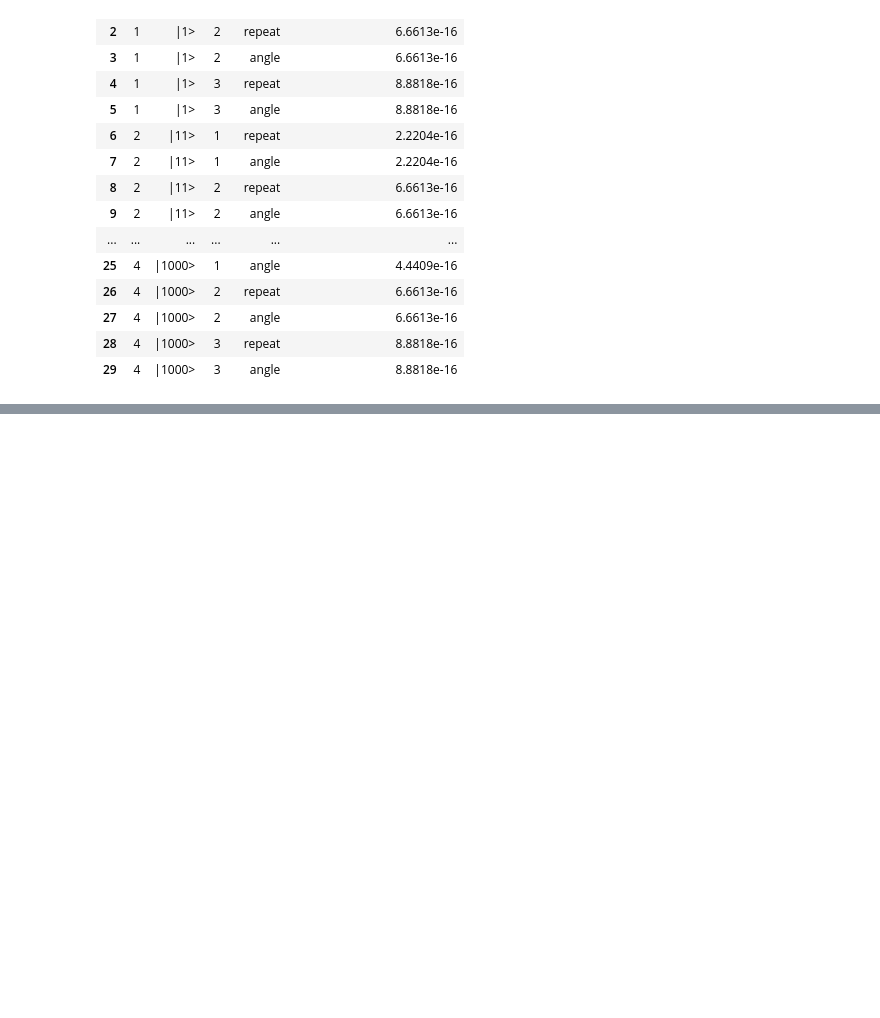
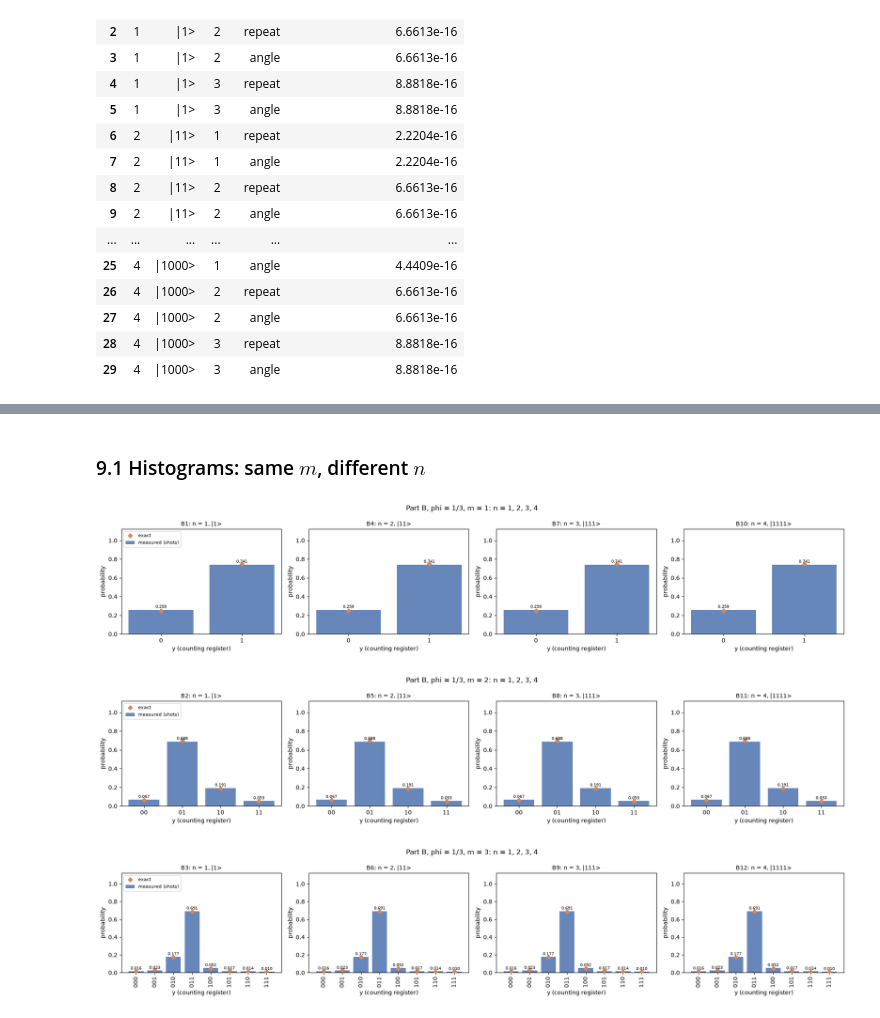
Before and after one commit to ShahVraj27/QAP-Assignment-2, a Jupyter notebook: notebooks/Assignment2_QPE.ipynb, the cells around one changed output, grey strips where cells are left out. Cells and saved outputs as stored; diff of their text form; code cells hidden in the pictures; blank space fills up the shorter version.

```diff
--- a/notebooks/Assignment2_QPE.ipynb
+++ b/notebooks/Assignment2_QPE.ipynb
@@ -413,0 +519,8 @@ Largest difference over all 30 checks: 8.881784197001252e-16
+# %%
+for r in a_runs:
+    if is_exact(r["exact"]):
+        continue
+    comp = probability_comparison_table(r["phi"], r["m"], r["exact"], r["measured"])
+    comp.to_csv(TAB_DIR / f"part_a_{r['run']}_comparison.csv", index=False)
+    print(f"{r['run']}: n = {r['n']}, |v> = |{bits(r['x'], r['n'])}>, phi = {r['phi']}, m = {r['m']}")
+    display(comp)
@@ -413,0 +590,6 @@ Largest difference over all 30 checks: 8.881784197001252e-16
+# %%
+b_runs = part_b_runs(method="angle", shots=SHOTS, seed=SEED)
+table_b = part_b_table(b_runs)
+table_b.to_csv(TAB_DIR / "part_b_results.csv", index=False)
+print("Error of the most likely outcome <= 1/2^(m+1) in every run:", bool(table_b["error <= bound"].all()))
+table_b
@@ -413,0 +611,14 @@ Largest difference over all 30 checks: 8.881784197001252e-16
+# %% [markdown]
+### 9.1 Histograms: same $m$, different $n$
+# %%
+for m in M_VALUES:
+    group = [r for r in b_runs if r["m"] == m]
+    panels = [{"measured": r["measured"], "exact": r["exact"], "m": m,
+               "title": f"{r['run']}: n = {r['n']}, |{bits(r['x'], r['n'])}>"} for r in group]
+    plot_side_by_side(panels, f"Part B, phi = 1/3, m = {m}: n = 1, 2, 3, 4",
+                      FIG_DIR / f"part_b_m{m}.png")
+    plt.show()
+# %% [output]
+[figure, added]
+[figure, added]
+[figure, added]
```
Also changed, not shown: parts of 17 cells of this notebook, 24 other files.
